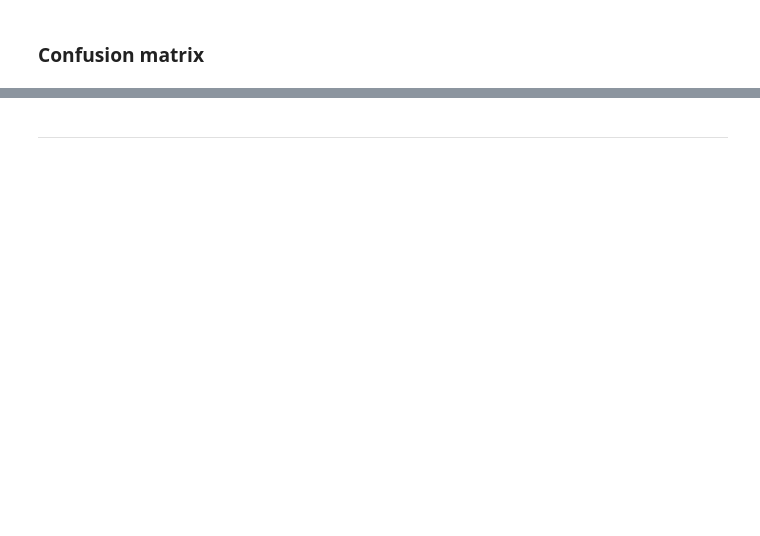
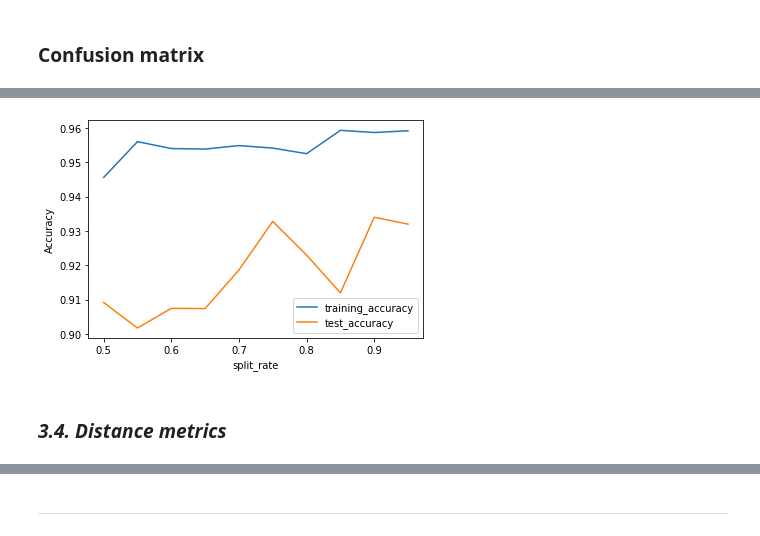
Before and after one commit to kuro10/Apprentissage, a Jupyter notebook: TP1/TP1.ipynb, the cells around one changed output, grey strips where cells are left out. Saved outputs shown, nothing was run; the diff lists cells and outputs as text; code cells hidden in the pictures; blank space fills up the shorter version.

```diff
--- a/TP1/TP1.ipynb
+++ b/TP1/TP1.ipynb
@@ -364,5 +235,0 @@ plt.show()
-# %%
-def get_rate(x):
-    return 0.5 + int(x) * 0.05
-for i in range(10):
-    print(get_rate(i))
@@ -518,0 +366,5 @@ Total execution time :  5.06197714805603
+# %%
+def get_rate(x):
+    return round(0.5 + int(x) * 0.05,3)
+for i in range(10):
+    print(get_rate(i))
@@ -518,0 +382,17 @@ Total execution time :  5.06197714805603
+# %%
+%%time
+n_neighbors = 3
+training_accuracies = []
+test_accuracies = []
+split_rates = [get_rate(i) for i in range(10)]
+for split_rate in split_rates:
+    print("Split_rate = {}...".format(split_rate))
+    X_train, X_test, y_train, y_test = train_test_split(data,labels,train_size =split_rate)
+    clf = KNNs(n_neighbors)
+    print("Fitting model...")
+    clf.fit(X_train,y_train)
+    clf = KNNs(n_neighbors)
+    clf.fit(X_train,y_train)
+    training_accuracies.append(clf.score(X_train,y_train))
+    test_accuracies.append(clf.score(X_test,y_test))
+    print("=====================================")
@@ -518,0 +417,12 @@ Total execution time :  5.06197714805603
+# %%
+plt.plot(split_rates, training_accuracies, label = "training_accuracy")
+plt.plot(split_rates, test_accuracies, label = "test_accuracy")
+plt.ylabel("Accuracy")
+plt.xlabel("split_rate")
+plt.legend()
+
+plt.savefig('TP1-acc-vs-split-rate.png')
+# %% [output]
+[figure, added]
+# %% [markdown]
+### ***3.4. Distance metrics***
```
Also changed, not shown: parts of 54 cells of this notebook, 2 other files.
